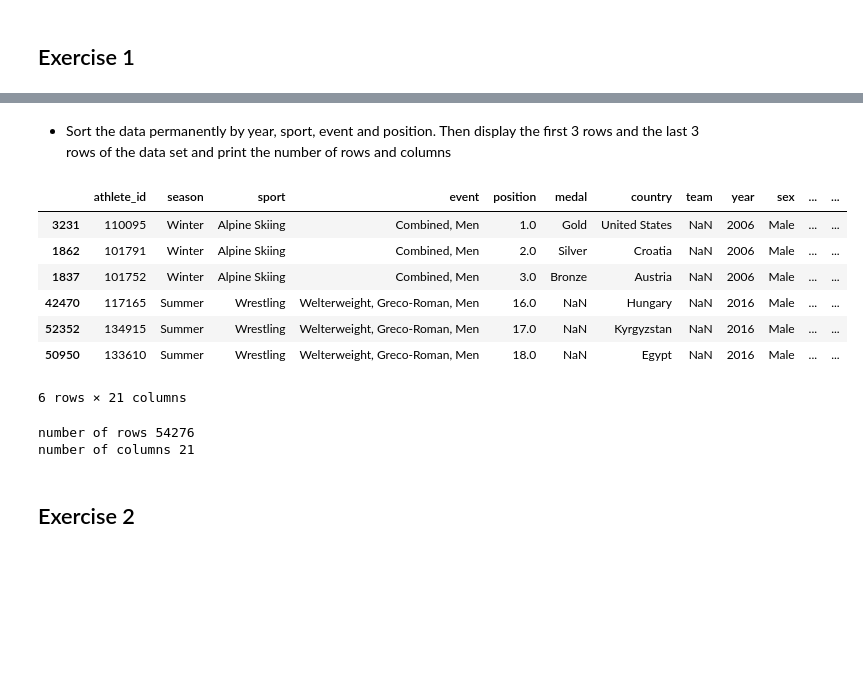
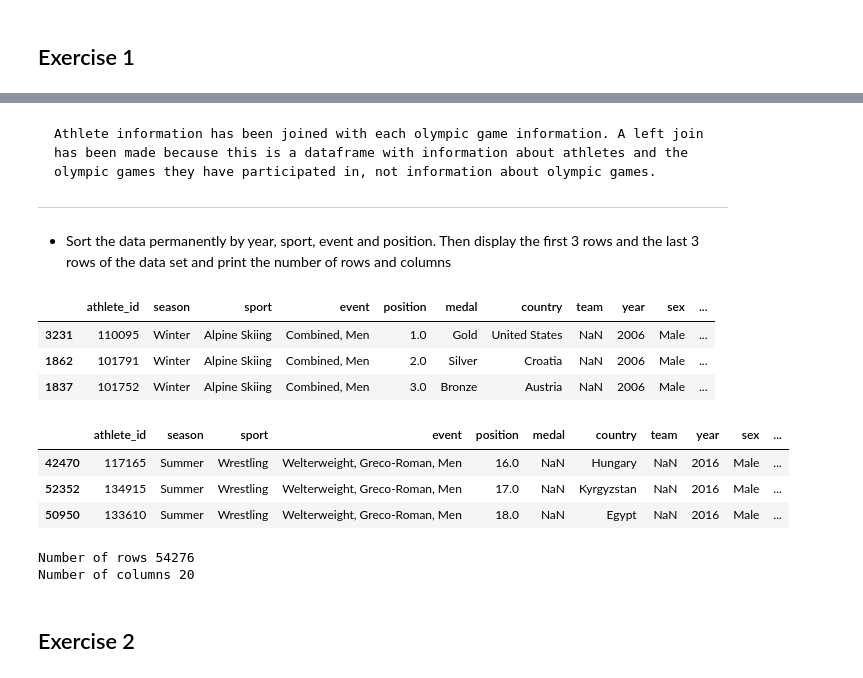
Before and after one commit to 841723/informatica-s7, a Jupyter notebook: mads-tpds/project/project1/code/project1.ipynb, the cells around one changed output, grey strips where cells are left out. Drawn from its saved outputs; the diff is of its cells as text; code cells hidden in the pictures; blank space fills up the shorter version.

````diff
--- a/mads-tpds/project/project1/code/project1.ipynb
+++ b/mads-tpds/project/project1/code/project1.ipynb
@@ -150,0 +57,12 @@ df.head()
+# %%
+df_metadata_athletes = pd.read_excel('../data/metadata.xlsx', sheet_name='athletes')
+
+df_metadata_athletes.set_index('athlete_id', inplace=True)
+names = df_metadata_athletes['name'].str.split('•', n=1, expand=True)
+df_metadata_athletes['first_name'] = names[0]
+df_metadata_athletes['last_name'] = names[1]
+df_metadata_athletes.drop('name', axis=1, inplace=True)
+
+df_metadata_athletes['born'] = pd.to_datetime(df_metadata_athletes['born'], errors='raise')
+
+df_metadata_athletes
@@ -151,26 +167,31 @@ df.head()
+# %% [markdown]
+```
+Athlete information has been joined with each olympic game information. A left join has been made because this is a dataframe with information about athletes and the olympic games they have participated in, not information about olympic games.
+```
+---
 # %% [markdown]
 - Sort the data permanently by year, sport, event and position. Then display the first 3 rows and
 the last 3 rows of the data set and print the number of rows and columns
 # %%
 df.sort_values(['year','sport','event','position'], inplace=True)
 
-# display(df.head(3))
-# display(df.tail(3))
-display(pd.concat([df.head(3), df.tail(3)]))
+display(df.head(3))
+display(df.tail(3))
+# display(pd.concat([df.head(3), df.tail(3)]))
 
-print(f"number of rows {df.shape[0]}")
-print(f"number of columns {df.shape[1]}")
+print(f"Number of rows {df.shape[0]}")
+print(f"Number of columns {df.shape[1]}")
 # %% [output]
-|  | athlete_id | season | sport | event | position | medal | country | team | year | sex | ... | ... |
-| 3231 | 110095 | Winter | Alpine Skiing | Combined, Men | 1.0 | Gold | United States | NaN | 2006 | Male | ... | ... |
-| 1862 | 101791 | Winter | Alpine Skiing | Combined, Men | 2.0 | Silver | Croatia | NaN | 2006 | Male | ... | ... |
-| 1837 | 101752 | Winter | Alpine Skiing | Combined, Men | 3.0 | Bronze | Austria | NaN | 2006 | Male | ... | ... |
-| 42470 | 117165 | Summer | Wrestling | Welterweight, Greco-Roman, Men | 16.0 | NaN | Hungary | NaN | 2016 | Male | ... | ... |
-| 52352 | 134915 | Summer | Wrestling | Welterweight, Greco-Roman, Men | 17.0 | NaN | Kyrgyzstan | NaN | 2016 | Male | ... | ... |
-| 50950 | 133610 | Summer | Wrestling | Welterweight, Greco-Roman, Men | 18.0 | NaN | Egypt | NaN | 2016 | Male | ... | ... |
+|  | athlete_id | season | sport | event | position | medal | country | team | year | sex | ... |
+| 3231 | 110095 | Winter | Alpine Skiing | Combined, Men | 1.0 | Gold | United States | NaN | 2006 | Male | ... |
+| 1862 | 101791 | Winter | Alpine Skiing | Combined, Men | 2.0 | Silver | Croatia | NaN | 2006 | Male | ... |
+| 1837 | 101752 | Winter | Alpine Skiing | Combined, Men | 3.0 | Bronze | Austria | NaN | 2006 | Male | ... |
+|  | athlete_id | season | sport | event | position | medal | country | team | year | sex | ... |
+| 42470 | 117165 | Summer | Wrestling | Welterweight, Greco-Roman, Men | 16.0 | NaN | Hungary | NaN | 2016 | Male | ... |
+| 52352 | 134915 | Summer | Wrestling | Welterweight, Greco-Roman, Men | 17.0 | NaN | Kyrgyzstan | NaN | 2016 | Male | ... |
+| 50950 | 133610 | Summer | Wrestling | Welterweight, Greco-Roman, Men | 18.0 | NaN | Egypt | NaN | 2016 | Male | ... |
-6 rows × 21 columns
+Number of rows 54276
+Number of columns 20
-number of rows 54276
-number of columns 21
 # %% [markdown]
 ## Exercise 2
 # %% [markdown]
````
Also changed, not shown: parts of 21 cells of this notebook, 1 other file.
